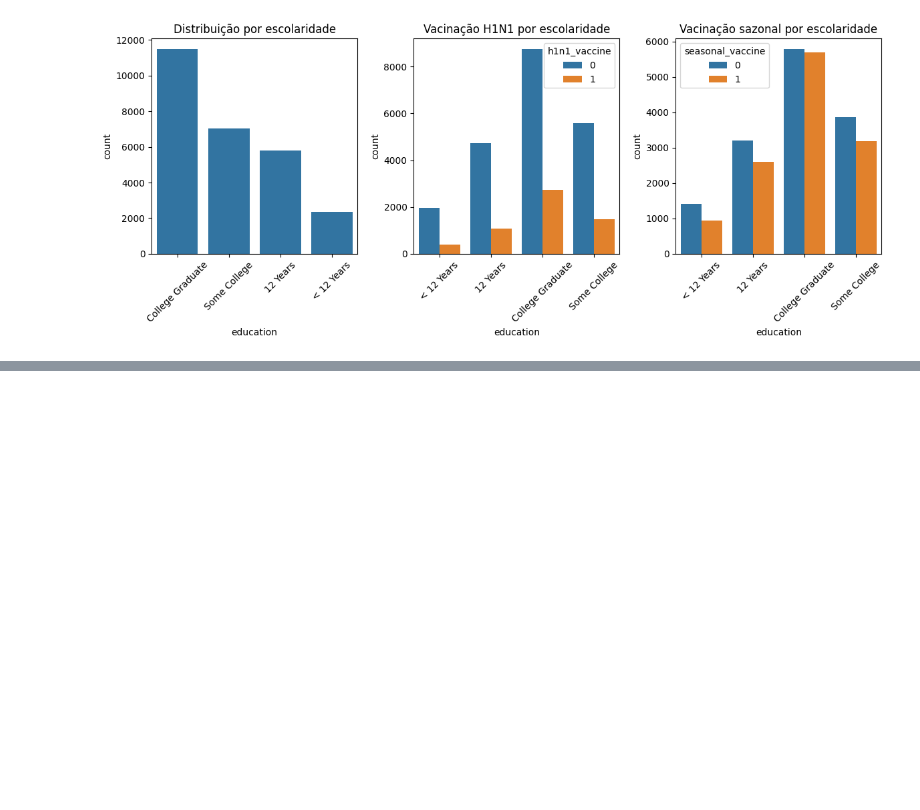
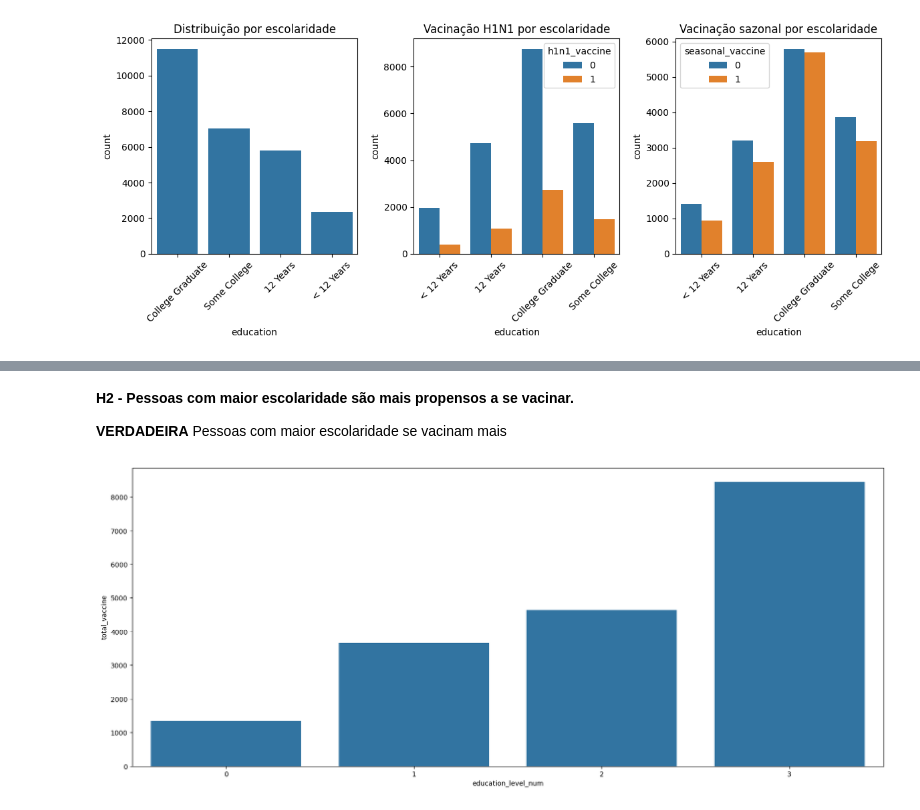
Before and after one commit to TiagoTuk/flu_shot_learning, a Jupyter notebook: notebooks/c2_feature_engeneering.ipynb, the cells around one changed output, grey strips where cells are left out. Drawn from its saved outputs; the diff is of its cells as text; code cells hidden in the pictures; blank space fills up the shorter version.

```diff
--- a/notebooks/c2_feature_engeneering.ipynb
+++ b/notebooks/c2_feature_engeneering.ipynb
@@ -571,0 +592,14 @@ plt.show()
+# %% [markdown]
+**H2 - Pessoas com maior escolaridade são mais propensos a se vacinar.**
+
+**VERDADEIRA** Pessoas com maior escolaridade se vacinam mais
+# %%
+aux1 = ( df4[['education_level_num', 'h1n1_vaccine', 'seasonal_vaccine']].groupby( 'education_level_num' )
+                                                                         .sum()
+                                                                         .assign( total_vaccine=lambda x: x['h1n1_vaccine']
+                                                                                            + x['seasonal_vaccine'] ))
+
+plt.figure( figsize=(20,8))
+sns.barplot( x='education_level_num', y='total_vaccine', data=aux1);
+# %% [output]
+[figure, added]
```
Also changed, not shown: parts of 23 cells of this notebook.
